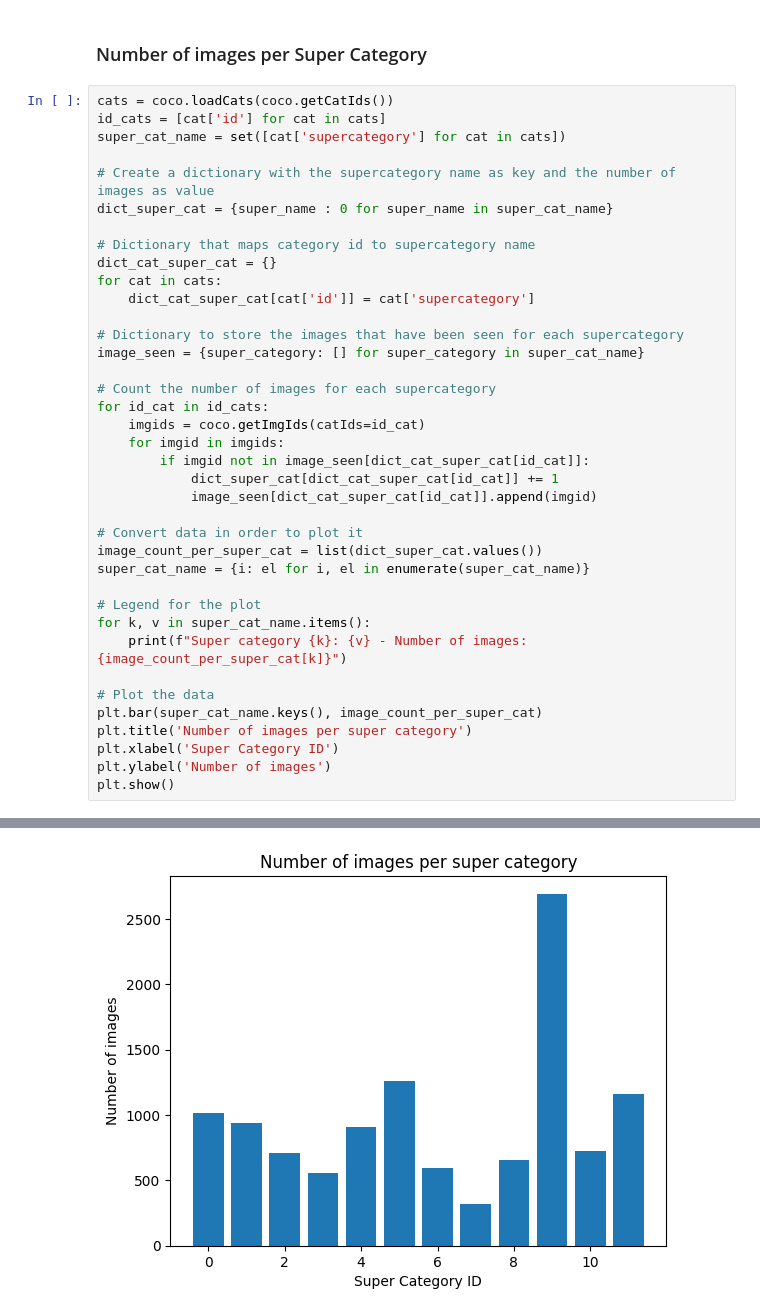
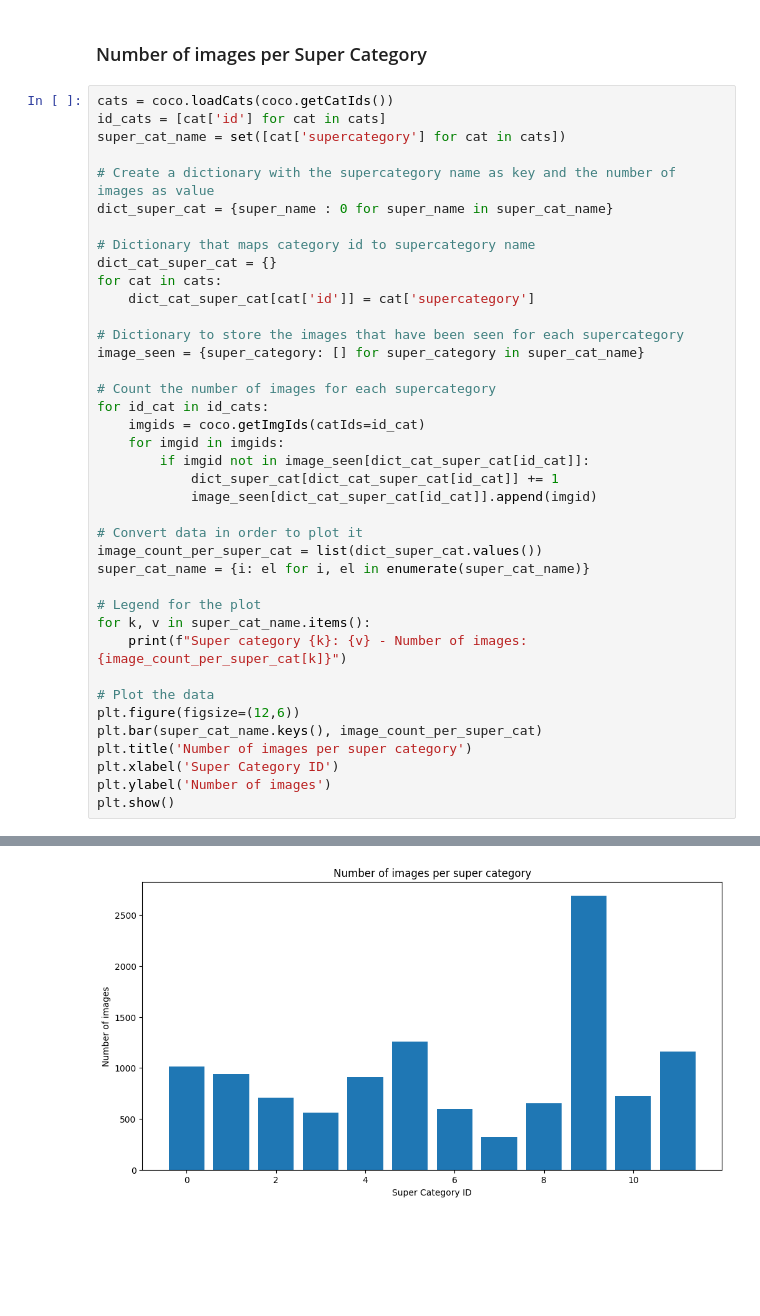
Before and after one commit to christianmoiola/MS-COCO, a Jupyter notebook: dataset_analysis.ipynb, the cells around one changed output, grey strips where cells are left out. Drawn from its saved outputs; the diff is of its cells as text; blank space fills up the shorter version.

```diff
--- a/dataset_analysis.ipynb
+++ b/dataset_analysis.ipynb
@@ -146,31 +147,32 @@ for id_cat in id_cats:
             dict_super_cat[dict_cat_super_cat[id_cat]] += 1
             image_seen[dict_cat_super_cat[id_cat]].append(imgid)
 
 # Convert data in order to plot it
 image_count_per_super_cat = list(dict_super_cat.values())
 super_cat_name = {i: el for i, el in enumerate(super_cat_name)}
 
 # Legend for the plot
 for k, v in super_cat_name.items():
     print(f"Super category {k}: {v} - Number of images: {image_count_per_super_cat[k]}")
 
 # Plot the data
+plt.figure(figsize=(12,6))
 plt.bar(super_cat_name.keys(), image_count_per_super_cat)
 plt.title('Number of images per super category')
 plt.xlabel('Super Category ID')
 plt.ylabel('Number of images')
 plt.show()
 # %% [output]
 Super category 0: animal - Number of images: 1016
 Super category 1: sports - Number of images: 938
 Super category 2: food - Number of images: 708
 Super category 3: outdoor - Number of images: 560
 Super category 4: kitchen - Number of images: 909
 Super category 5: furniture - Number of images: 1257
 Super category 6: electronic - Number of images: 597
 Super category 7: appliance - Number of images: 320
 Super category 8: indoor - Number of images: 652
 Super category 9: person - Number of images: 2693
 Super category 10: accessory - Number of images: 726
 Super category 11: vehicle - Number of images: 1160
-[figure, old version]
+[figure, new version]
```
Also changed, not shown: parts of 2 cells of this notebook, 2 other files.
